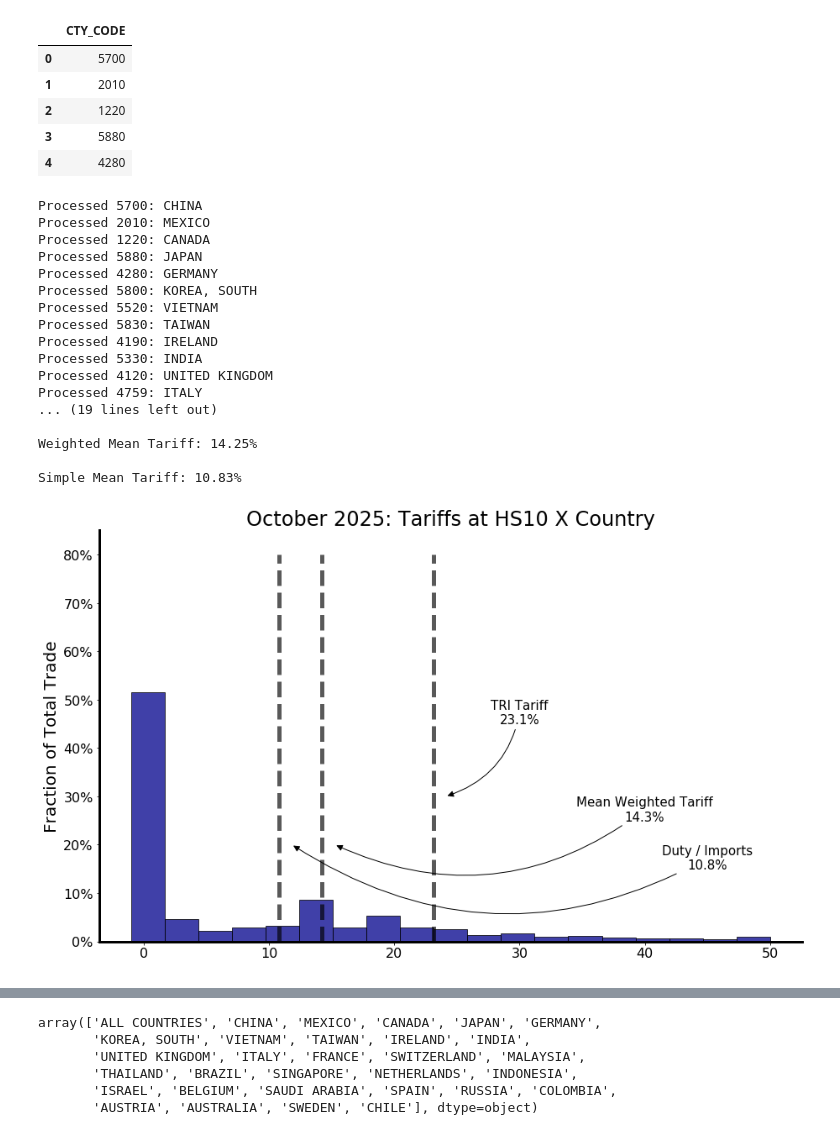
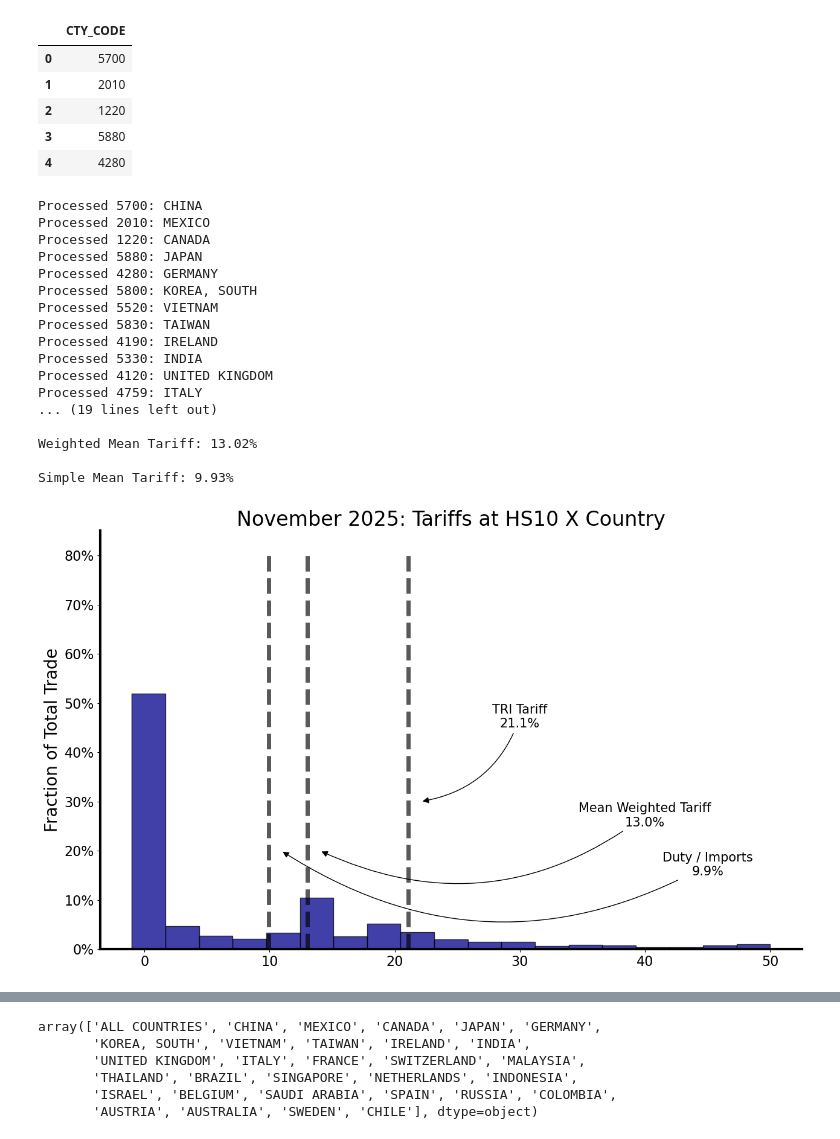
Before and after one commit to tradewartracker/how-restrictive-us-trade, a Jupyter notebook: TRI-all-country.ipynb, the cells around one changed output, grey strips where cells are left out. Cells and saved outputs as stored; diff of their text form; code cells hidden in the pictures.

```diff
--- a/TRI-all-country.ipynb
+++ b/TRI-all-country.ipynb
@@ -17,13 +17,17 @@ import os
 import pyarrow as pa
 import pyarrow.parquet as pq
 # %%
-country_list = pd.read_csv("C:\\heroku\\how-restrictive-us-trade\\data\\country-list.csv", header=None, names=["CTY_CODE"])
+data_repo = "C:\\github\\how-restrictive-us-trade\\data\\"
 
-figfile = "C:\\github\\how-restrictive-us-trade\\figures\\"
+country_list = pd.read_csv(os.path.join(data_repo, "country-list.csv"), header=None, names=["CTY_CODE"])
 
-texfile = "C:\\github\\how-restrictive-us-trade\\results.tex"
+figfile = "C:\\github\\how-restrictive-us-trade-paper\\figures\\"
 
-tabletex = "C:\\github\\how-restrictive-us-trade\\table.tex"
+texfile = "C:\\github\\how-restrictive-us-trade-paper\\results.tex"
+
+tabletex = "C:\\github\\how-restrictive-us-trade-paper\\table.tex"
+
+target_date = "2025-11"
 # %%
 def make_tariff_country_date(dfcntry, date):
 
@@ -110,7 +114,7 @@ def process_countries_for_date(country_list, target_date, weight_year="2024", se
 
     for country in countries:
 
-        file = f"C:\\heroku\\how-restrictive-us-trade\\data\\imports-hs10\\{country}data-current.parquet"
+        file = os.path.join(data_repo, f"imports-hs10\\{country}data-current.parquet")
 
         # Load country data
         dfcntry = pq.read_table(file).to_pandas()
@@ -237,8 +241,6 @@ def create_tariff_metrics_by_date_country(country_list, date_list, weight_year="
 
     return results_df
 # %%
-target_date = "2025-10"
-
 bigdf = process_countries_for_date(country_list, target_date, weight_year="2024")
 
 sqrtariff = ((bigdf["tariff"]**2 * bigdf["weights"]).sum())**0.5
@@ -261,13 +263,13 @@ print(f"Simple Mean Tariff: {simplemean:.2%}")
 
 formatted_date = pd.to_datetime(target_date, format="%Y-%m").strftime("%B %Y")
 
-# with open(texfile, 'w') as f:
-#     f.write(f'\\newcommand{{\\rmsValuetwofive}}{{{sqrtariff*100:.0f}}}\n')
-#     f.write(f'\\newcommand{{\\meanWeightedValuetwofive}}{{{meanweighted*100:.0f}}}\n')
-#     f.write(f'\\newcommand{{\\simpleMeanValuetwofive}}{{{simplemean*100:.0f}}}\n')
-#     f.write(f'\\newcommand{{\\currentdate}}{{{formatted_date}}}\n')
-#     f.write(f'\\newcommand{{\\diffmeanWeightedValuetwofive}}{{{(sqrtariff*100 - meanweighted*100):.0f}}}\n')
-#     f.write(f'\\newcommand{{\\diffsimpleMeanValuetwofive}}{{{(sqrtariff*100 - simplemean*100):.0f}}}\n')
+with open(texfile, 'w') as f:
+    f.write(f'\\newcommand{{\\rmsValuetwofive}}{{{sqrtariff*100:.0f}}}\n')
+    f.write(f'\\newcommand{{\\meanWeightedValuetwofive}}{{{meanweighted*100:.0f}}}\n')
+    f.write(f'\\newcommand{{\\simpleMeanValuetwofive}}{{{simplemean*100:.0f}}}\n')
+    f.write(f'\\newcommand{{\\currentdate}}{{{formatted_date}}}\n')
+    f.write(f'\\newcommand{{\\diffmeanWeightedValuetwofive}}{{{(sqrtariff*100 - meanweighted*100):.0f}}}\n')
+    f.write(f'\\newcommand{{\\diffsimpleMeanValuetwofive}}{{{(sqrtariff*100 - simplemean*100):.0f}}}\n')
 # %% [output]
 Processed 5700: CHINA
 Processed 2010: MEXICO
@@ -283,9 +285,9 @@ Processed 4120: UNITED KINGDOM
 Processed 4759: ITALY
 ... (19 lines left out)
 
-Weighted Mean Tariff: 14.25%
+Weighted Mean Tariff: 13.02%
 
-Simple Mean Tariff: 10.83%
+Simple Mean Tariff: 9.93%
 # %%
 fig, ax = plt.subplots(figsize = (15,9))
 
@@ -316,7 +318,8 @@ ax.set_ylabel("Fraction of Total Trade", fontsize = 20)
 
 # ax.set_xlabel("Change in HS10 Tariff: May 2025 - May 2024", fontsize = 20)
 
-ax.set_title("October 2025: Tariffs at HS10 X Country", fontsize = 24)
+formatted_date = pd.to_datetime(target_date, format="%Y-%m").strftime("%B %Y")
+ax.set_title(f"{formatted_date}: Tariffs at HS10 X Country", fontsize = 24)
 
 ax.yaxis.set_major_formatter(mtick.PercentFormatter(xmax=1))
 
@@ -351,34 +354,34 @@ ax.vlines(100*meanweighted, 0, 0.80,
 ax.annotate("Mean Weighted Tariff\n{:.1f}%".format(100*meanweighted),
             xy=(100*meanweighted+1, 0.20),
             xytext=(40, 0.25),
             arrowprops={
             "arrowstyle": "-|>", # This is stuff about the arrow
             "connectionstyle": "arc3,rad=-0.3",  # rad controls curve amount,  # Arc with arms
             "color": "black"},
             fontsize=15, color='black',
             ha='center')
 
 
 ax.vlines(100*simplemean, 0, 0.80,
           linestyles= "dashed", color = "k", linewidth=5, alpha=0.65)
 
 ax.annotate("Duty / Imports\n{:.1f}%".format(100*simplemean),
             xy=(100*simplemean+1, 0.20),
             xytext=(45, 0.15),
             arrowprops={
             "arrowstyle": "-|>", # This is stuff about the arrow
             "connectionstyle": "arc3,rad=-0.3",  # rad controls curve amount,  # Arc with arms
             "color": "black"},
             fontsize=15, color='black',
             ha='center')
 
 ax.set_ylim(top=0.85)
 
-plt.savefig(figfile+"sept2025-histogram.png", bbox_inches = "tight")
+plt.savefig(figfile+ target_date + "-histogram.png", bbox_inches = "tight")
 
-plt.savefig(figfile+"sept2025-histogram.pdf", bbox_inches = "tight")
+plt.savefig(figfile+ target_date + "-histogram.pdf", bbox_inches = "tight")
 
 plt.show()
 # %% [output]
-[figure, old version]
+[figure, new version]
 # %%
```
Also changed, not shown: parts of 23 cells of this notebook, 37 other files.
